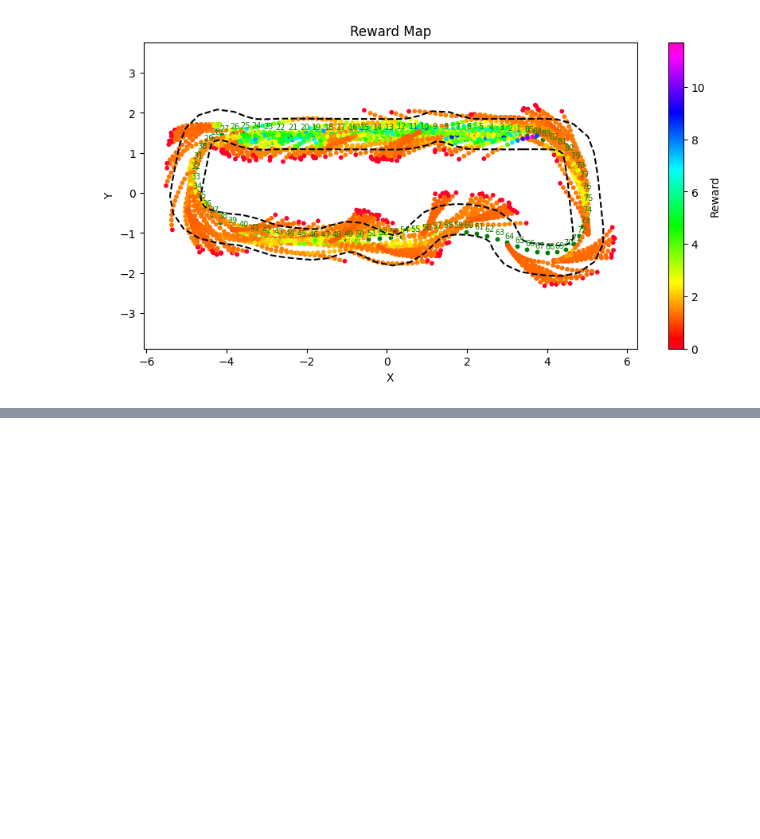
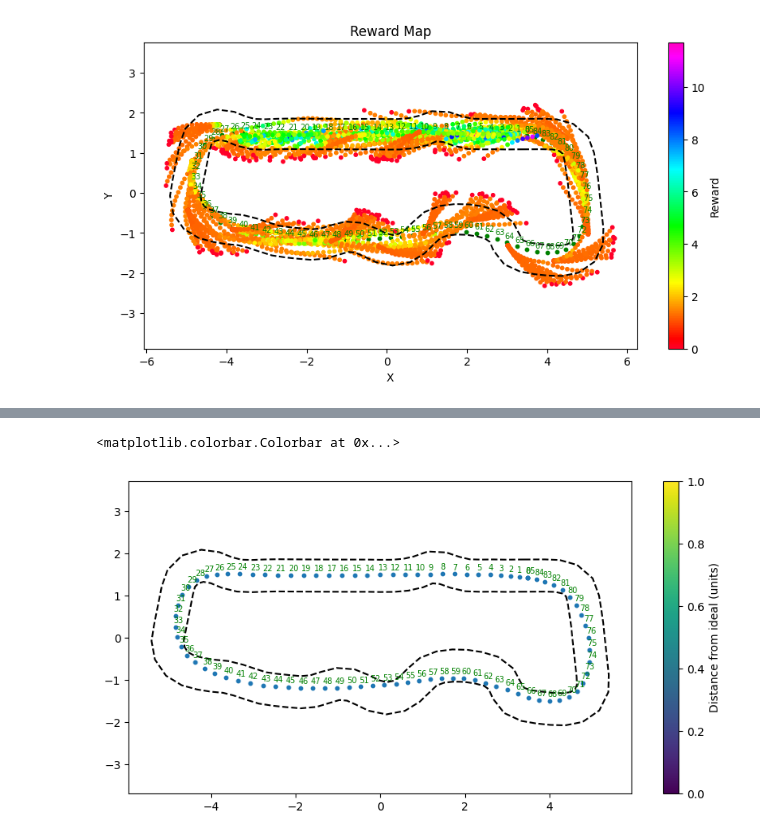
Before and after one commit to nachtdenkerr/42Horsepower, a Jupyter notebook: test.ipynb, the cells around one changed output, grey strips where cells are left out. Saved outputs shown, nothing was run; the diff lists cells and outputs as text; code cells hidden in the pictures; blank space fills up the shorter version.

```diff
--- a/test.ipynb
+++ b/test.ipynb
@@ -235,0 +260,7 @@ plt.show()
+# %%
+fig, ax = plot_track(center_line, inner_border, outer_border, True, False)
+sc = ax.scatter(ideal_data[:,0], ideal_data[:,1], s=10)
+fig.colorbar(sc, label="Distance from ideal (units)")
+# %% [output]
+<matplotlib.colorbar.Colorbar at 0x...>
+[figure, added]
```
Also changed, not shown: parts of 9 cells of this notebook, 1 other file.
